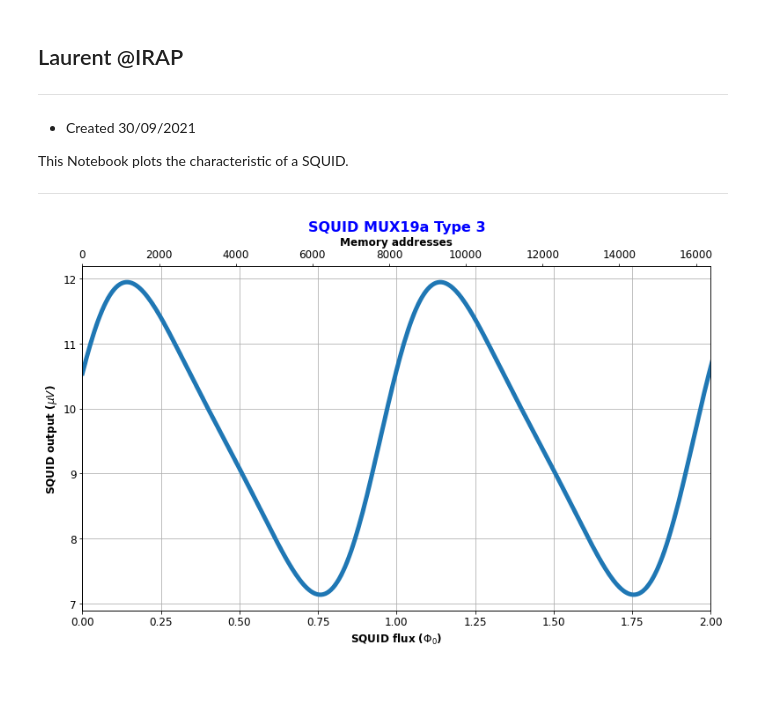
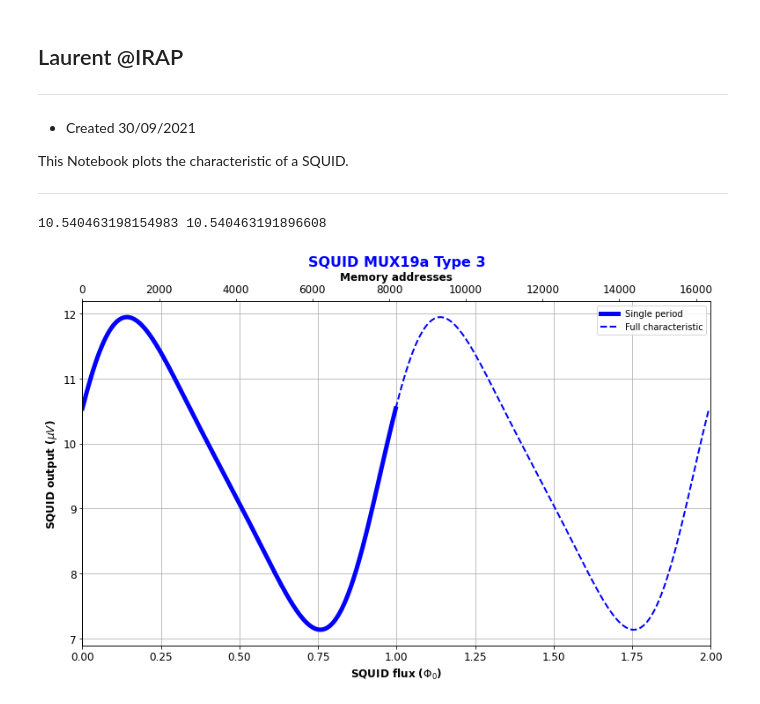
Before and after one commit to LaurentRavera/MyTechNotes, a Jupyter notebook: SQUIDs/squid_transfer_function.ipynb, the cells around one changed output. Cells and saved outputs as stored; diff of their text form; code cells hidden in the pictures.

Commit message:
SQUID and TES transfer funtion updated

```diff
--- a/SQUIDs/squid_transfer_function.ipynb
+++ b/SQUIDs/squid_transfer_function.ipynb
@@ -17,33 +37,42 @@ import matplotlib.pyplot as plt
+# %%
+a=np.array([2.40329e-06, 9.54011e-06])
+p=np.array([6.299441, -0.94834025, 0.39483974])
+
+def MUX_SQUID(x):
+    return (a[0]*np.sin(p[0]*(x+p[1])+p[2]*np.sin(p[0]*(x+p[1])))+a[1])*1e6
+
+print(MUX_SQUID(0), MUX_SQUID(0.997419502))
+# %% [output]
+10.540463198154983 10.540463191896608
 # %%
-npts=1000
-x=np.arange(npts)*2*np.pi/npts
-
-a=np.array([2.40329e-06, 9.54011e-06])
-p=np.array([6.299441, -0.94834025, 0.39483974])
-
-fit=a[0]*np.sin(p[0]*(x+p[1])+p[2]*np.sin(p[0]*(x+p[1])))+a[1]
+npts=2**13
+x=np.arange(npts)*period/npts
 
 ## Doing plot
 fig=plt.figure(figsize=(11,7))
 
 ax1=fig.add_subplot(1,1,1)
 
-ax1.plot(x, fit*1e6, linewidth=5)
+ax1.plot(x, MUX_SQUID(x), color='b', linewidth=5, label='Single period')
+ax1.plot(x+period, MUX_SQUID(x),'--', color='b', linewidth=2, label='Full characteristic')
 ax1.set_xlabel('SQUID flux ($\Phi_0$)')
 ax1.set_ylabel('SQUID output ($\mu V$)')
 ax1.set_xlim(0,2)
 ax1.set_title("SQUID MUX19a Type 3", color='blue')
 ax2 = ax1.twiny()
 ax2.set_xlim(0, 2**14)
 ax2.set_xlabel("Memory addresses")
+ax1.legend(loc='best')
 ax1.title.set_weight('bold')
 ax1.title.set_fontsize(16)
 for item in ([ax1.xaxis.label, ax1.yaxis.label, ax2.xaxis.label]):
     item.set_weight('bold')
     item.set_fontsize(12)
 for item in (ax1.get_xticklabels() + ax1.get_yticklabels() + ax2.get_xticklabels()):
     item.set_fontsize(12)
 ax1.grid()
 fig.tight_layout()
+
+plt.savefig('mux_squid.png', dpi=300, bbox_inches='tight')
 # %% [output]
-[figure, old version]
+[figure, new version]
```
Also changed, not shown: parts of 2 cells of this notebook, 2 other files.
